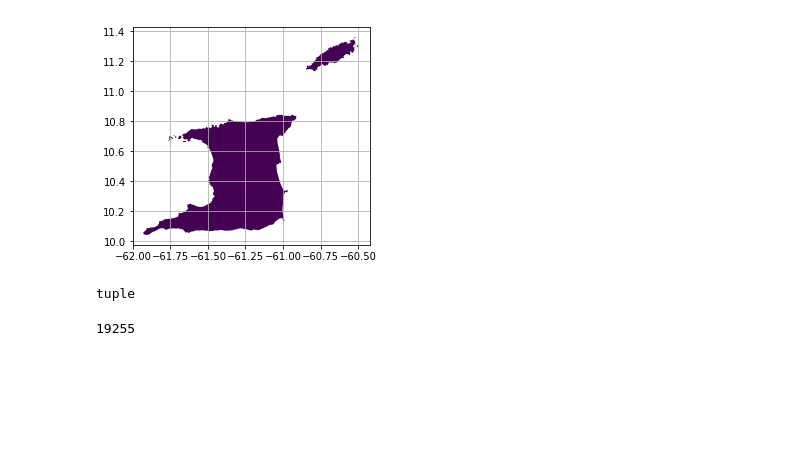
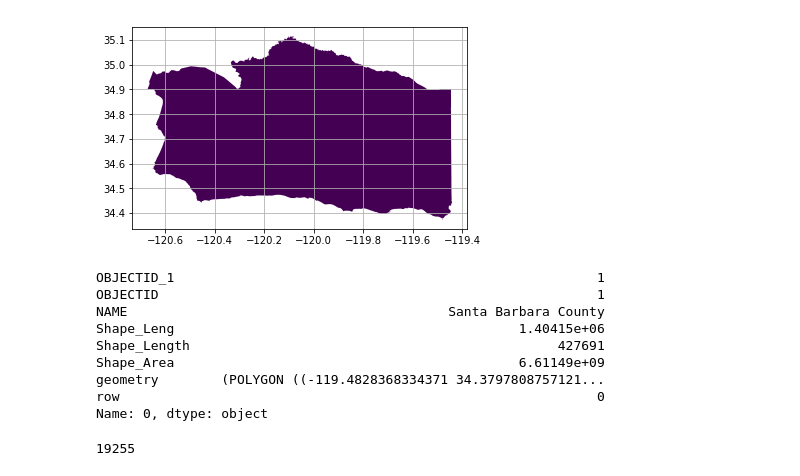
Before and after one commit to NiklasPhabian/SphereGIS, a Jupyter notebook: contrib/convexHullGraham.ipynb, the cells around one changed output. Cells and saved outputs as stored; diff of their text form; code cells hidden in the pictures; blank space fills up the shorter version.

```diff
--- a/contrib/convexHullGraham.ipynb
+++ b/contrib/convexHullGraham.ipynb
@@ -9,40 +9,48 @@ import pickle
 # %%
 # Loading the geometries
 fig, ax = plt.subplots()
 ax.grid(True)
 
 # 3:4 is canada 29:30 Brazil
-#polygons = geopandas.read_file(geopandas.datasets.get_path('naturalearth_lowres'))[3:4]
+polygons = geopandas.read_file(geopandas.datasets.get_path('naturalearth_lowres'))[3:4]
 
 # 3:4 is trinidad
-polygons = geopandas.read_file('../data/caribbean.gpkg')[3:4]
+#polygons = geopandas.read_file('../data/caribbean.gpkg')[3:4]
 
-#polygons = geopandas.read_file('../data/santa_barbara.gpkg')#[2:3]
+polygons = geopandas.read_file('../data/santa_barbara.gpkg')
 
 polygons['row'] = polygons.index
 #polygons = polygons[0:1] # 3:4 is canada 29:30 Brazil
 polygons.plot(ax=ax, column='row')
 
 geom_type = polygons.iloc[0].geometry.type
 if  geom_type == 'Polygon':
     # We drop the last point because it is a repetition of the first point
-    lon = polygons.iloc[0].geometry.exterior.xy[0][0:-1]
-    lat = polygons.iloc[0].geometry.exterior.xy[1][0:-1]
+    lon = polygons.iloc[0].geometry.exterior.xy[0]
+    lat = polygons.iloc[0].geometry.exterior.xy[1]
 elif geom_type == 'MultiPolygon':
     lon = []
     lat = []
     for p in list(polygons.iloc[0].geometry):
-        lon += p.exterior.xy[0][0:-1]
-        lat += p.exterior.xy[1][0:-1]
+        lon += p.exterior.xy[0]
+        lat += p.exterior.xy[1]
 
 # Dirty trick to get rid of duplicate points
 lat, lon = zip(*(set(zip(lat, lon))))
 # %% [output]
-[figure, old version]
+[figure, new version]
-# %%
-type(lat)
-# %% [output]
-tuple
+# %%
+polygons.iloc[0]
+# %% [output]
+OBJECTID_1                                                      1
+OBJECTID                                                        1
+NAME                                         Santa Barbara County
+Shape_Leng                                            1.40415e+06
+Shape_Length                                               427691
+Shape_Area                                            6.61149e+09
+geometry        (POLYGON ((-119.4828368334371 34.3797808757121...
+row                                                             0
+Name: 0, dtype: object
 # %%
 lon = numpy.array(lon)
 lat = numpy.array(lat)
```
Also changed, not shown: 1 other file.
